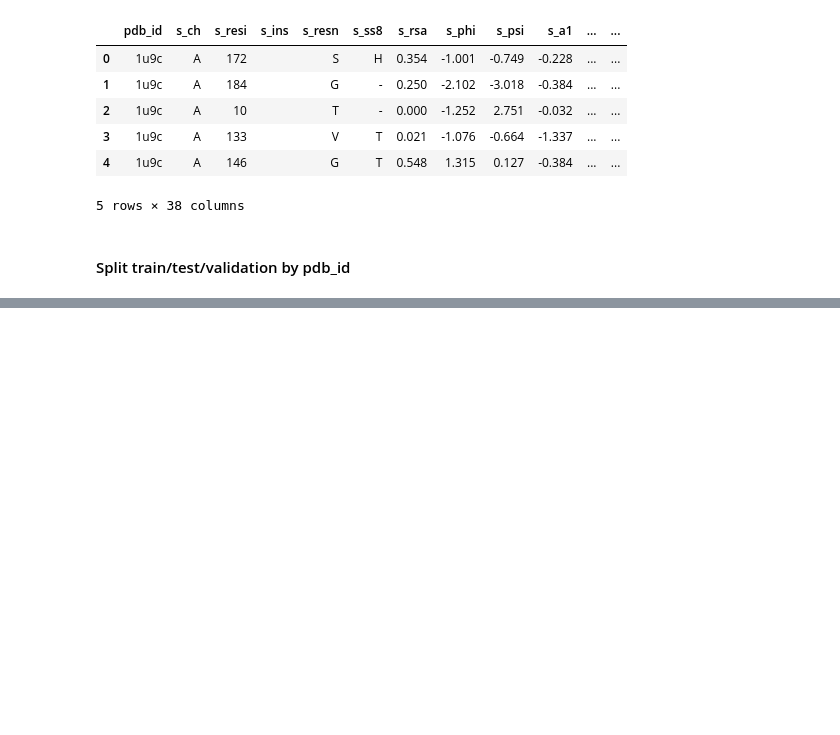
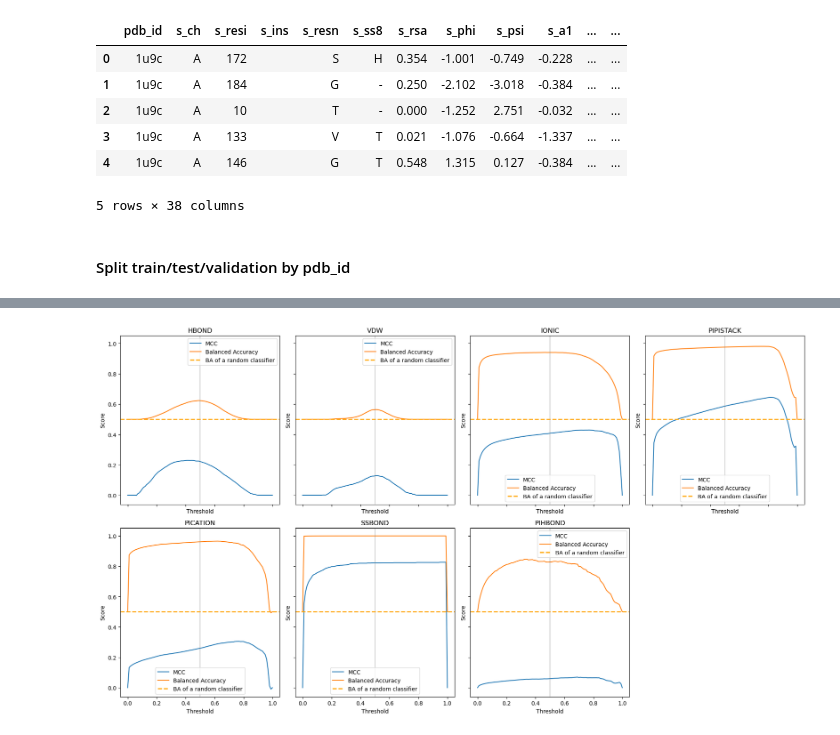
Before and after one commit to miriamzara/SB_Project, a Jupyter notebook: 2_logistic_regression.ipynb, the cells around one changed output, grey strips where cells are left out. Drawn from its saved outputs; the diff is of its cells as text; code cells hidden in the pictures; blank space fills up the shorter version.

Commit message:
advancement on evaluation metrics - logistic classifier

```diff
--- a/2_logistic_regression.ipynb
+++ b/2_logistic_regression.ipynb
@@ -7,7 +20,9 @@ input_data_path = "classification_ring/data/processed/data_ml.parquet"
 # %% [markdown]
 # Baseline model: logistic regressor
 # %%
-df = pd.read_parquet(input_data_path)
+#df = pd.read_parquet('/content/drive/MyDrive/SB/SB_Project/classification_ring/data/processed/data_ml.parquet')
+df = pd.read_parquet('./classification_ring/data/processed/data_ml.parquet')
+
 df.head()
 # %% [output]
 |  | pdb_id | s_ch | s_resi | s_ins | s_resn | s_ss8 | s_rsa | s_phi | s_psi | s_a1 | ... | ... |
@@ -21,0 +167,4 @@ df.head()
+# %%
+print("Training")
+pipeline.fit(X_train, Y_train)
+print("Training complete!")
@@ -21,0 +218,10 @@ df.head()
+# %%
+target_names = label_cols
+
+# get predicted probabilities for each class
+y_proba_list = pipeline.predict_proba(X_test) # list of #target_names arrays, each of shape (n_samples, 2) containing yes/no probabilities
+
+# column of probabilities for the "present" class (index 1) for each label
+y_scores = np.array([proba[:, 1] for proba in y_proba_list]).T # shape (n_samples, n_labels)
+print(y_scores.shape)
+print(y_scores[:5])
@@ -21,0 +276,24 @@ df.head()
+# %%
+# plot MCC and balanced accuracy vs threshold for each class
+
+fig, axes = plt.subplots(2, len(target_names)//2 + 1, figsize=(18, 10),
+                         sharex=True, sharey=True)
+axes = axes.flatten()
+
+axes[-1].axis('off')
+
+for class_idx, class_name in enumerate(target_names):
+    ax = axes[class_idx]
+    class_results = threshold_results[threshold_results["class"] == class_name]
+    ax.plot(class_results["threshold"], class_results["MCC"], label="MCC")
+    ax.plot(class_results["threshold"], class_results["balanced_accuracy"], label="Balanced Accuracy")
+    ax.axvline(x = 0.5, color = 'grey', lw = 0.5, ls = "solid")
+    ax.axhline(y = 0.5, color = 'orange', lw = 2, ls = "dashed", label = "BA of a random classifier")
+    ax.set_xlabel("Threshold")
+    ax.set_ylabel("Score")
+    ax.set_title(f"{class_name}")
+    ax.legend()
+plt.tight_layout()
+plt.show()
+# %% [output]
+[figure, added]
```
Also changed, not shown: parts of 27 cells of this notebook, 5 other files.
